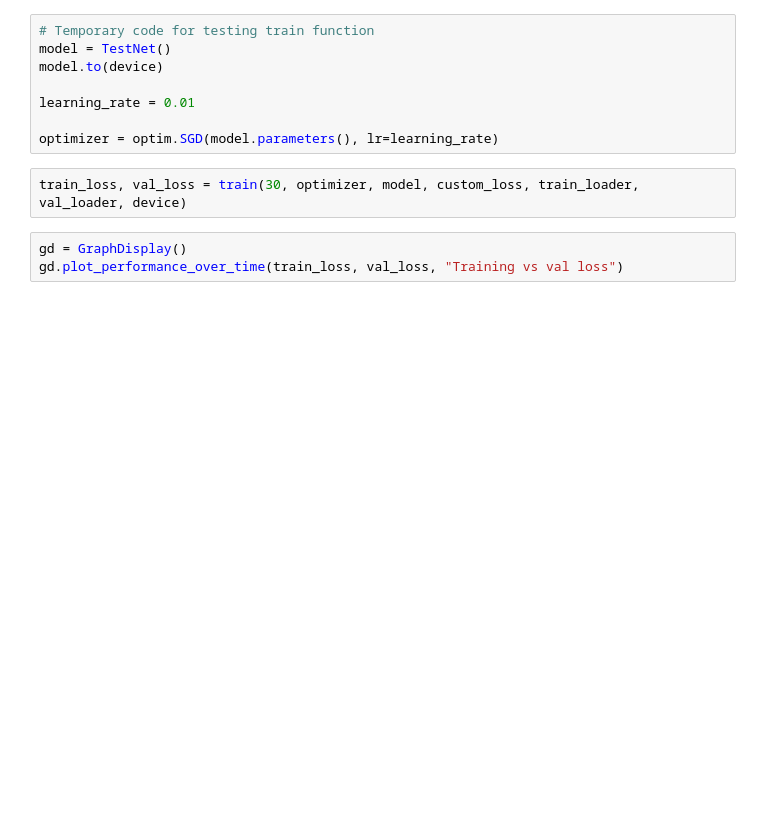
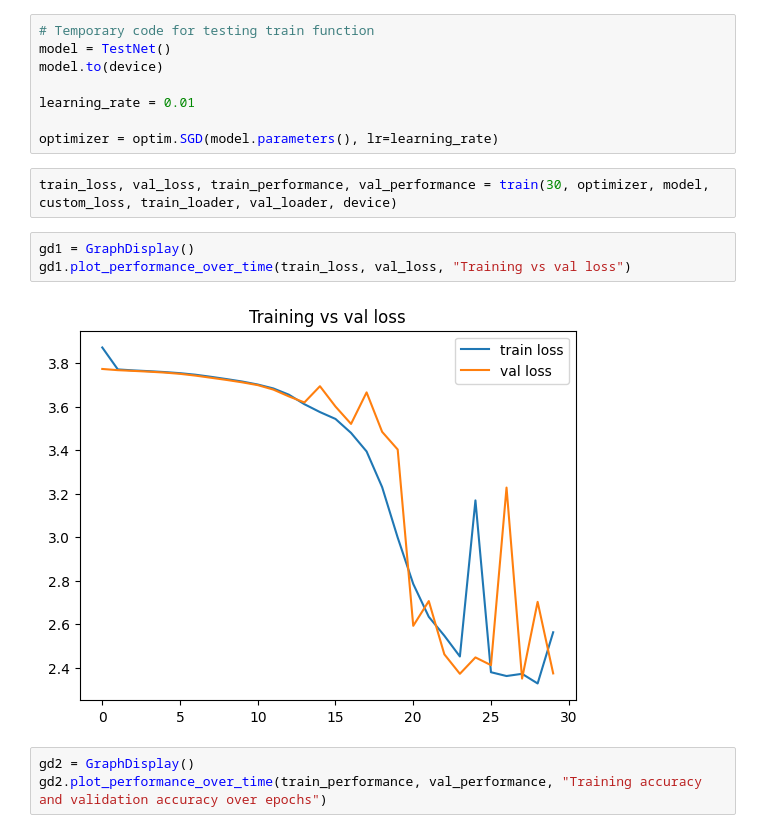
Before and after one commit to simsam8/inf265_project2, a Jupyter notebook: object_localization.ipynb, the cells around one changed output. Cells and saved outputs as stored; diff of their text form; blank space fills up the shorter version.

Commit message:
Finalized and implemented calculate_performance
Train loop now keeps track of, prints and returns training and validation performance. Also plotted it after plotting the loss

```diff
--- a/object_localization.ipynb
+++ b/object_localization.ipynb
@@ -69,7 +103,12 @@ learning_rate = 0.01
 
 optimizer = optim.SGD(model.parameters(), lr=learning_rate)
 # %%
-train_loss, val_loss = train(30, optimizer, model, custom_loss, train_loader, val_loader, device)
+train_loss, val_loss, train_performance, val_performance = train(30, optimizer, model, custom_loss, train_loader, val_loader, device)
 # %%
-gd = GraphDisplay()
-gd.plot_performance_over_time(train_loss, val_loss, "Training vs val loss")
+gd1 = GraphDisplay()
+gd1.plot_performance_over_time(train_loss, val_loss, "Training vs val loss")
+# %% [output]
+[figure, added]
+# %%
+gd2 = GraphDisplay()
+gd2.plot_performance_over_time(train_performance, val_performance, "Training accuracy and validation accuracy over epochs")
```
Also changed, not shown: parts of 4 cells of this notebook, 2 other files.
